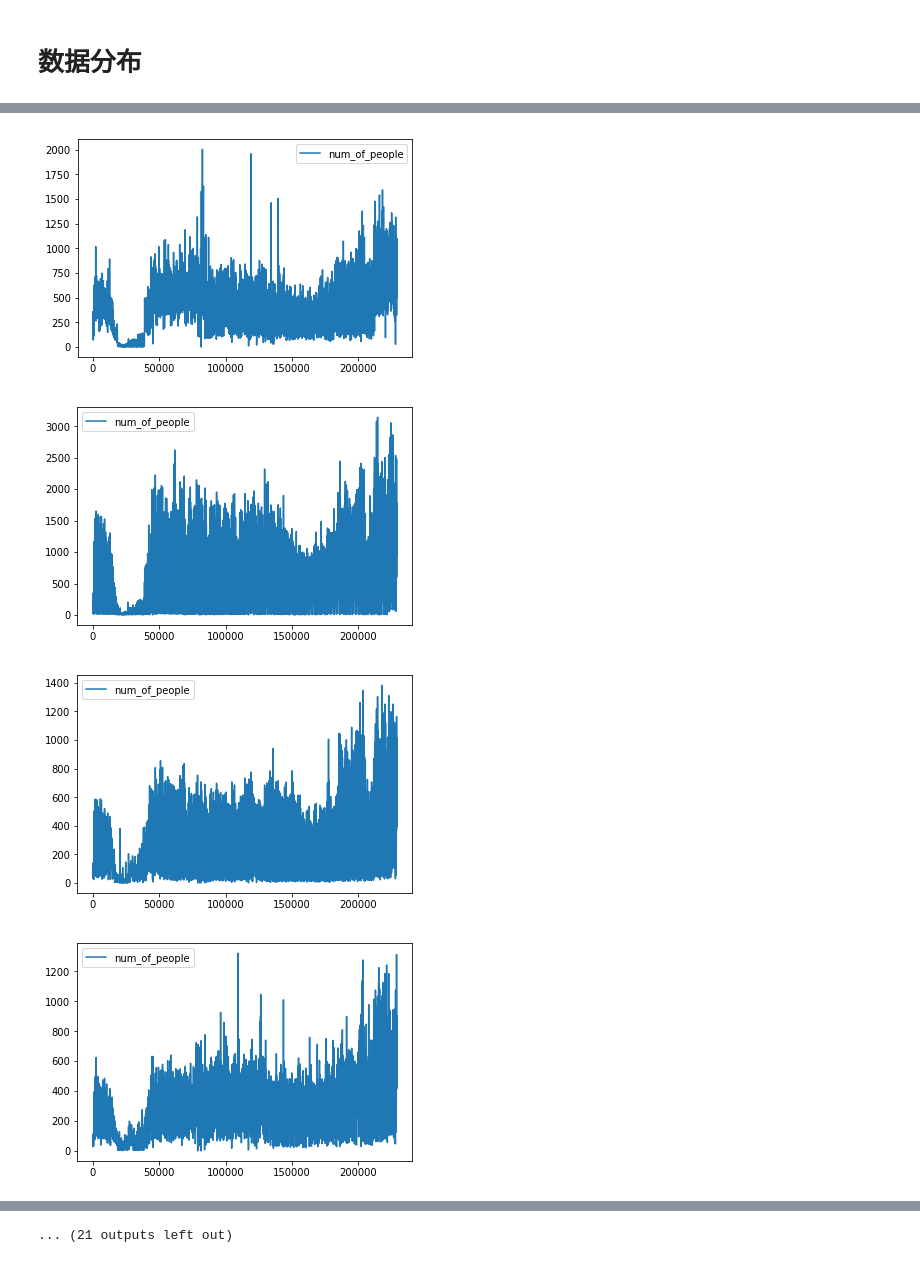
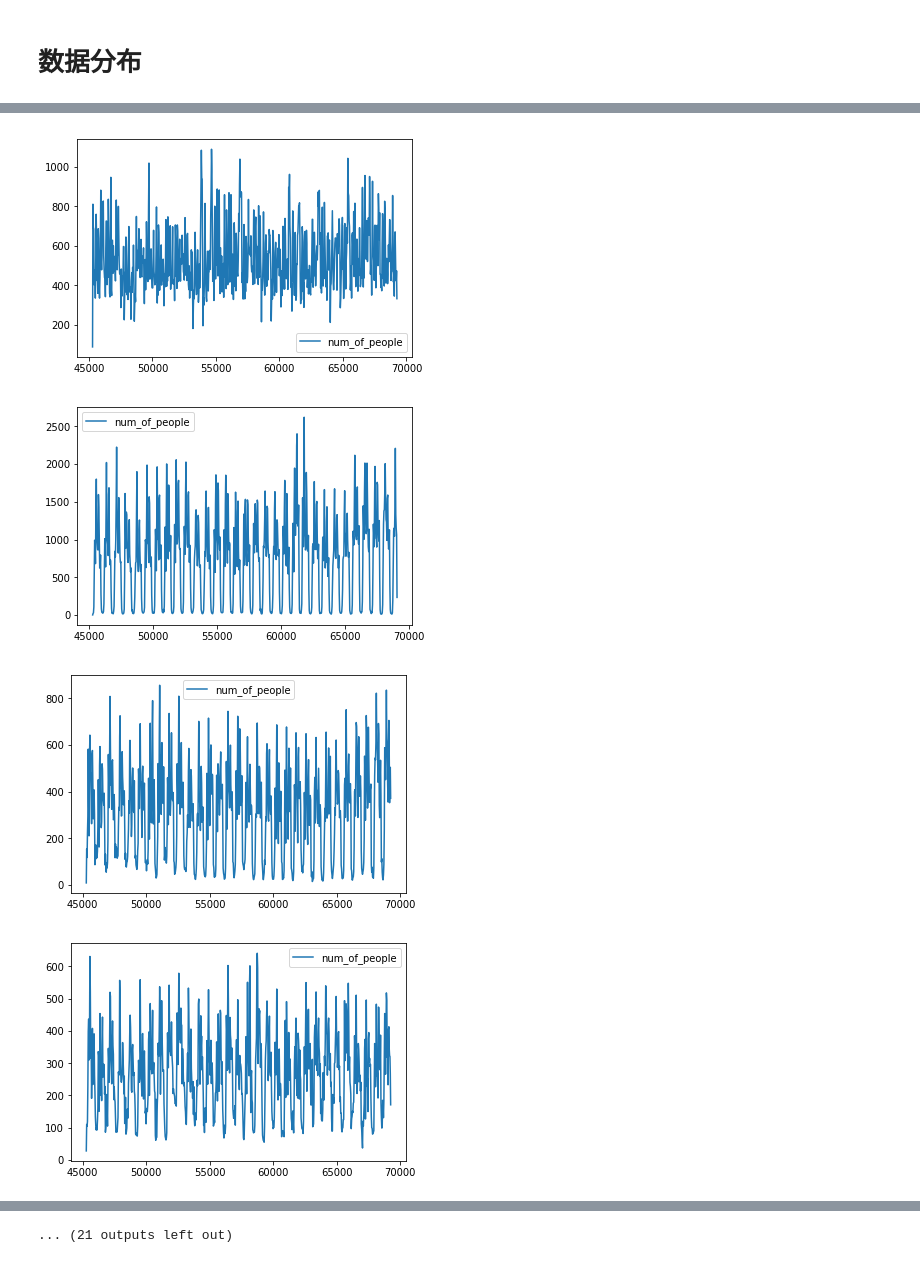
Before and after one commit to yanshuaibupt/bigdata-sequence, a Jupyter notebook: code/data_exploring.ipynb, the cells around one changed output, grey strips where cells are left out. Drawn from its saved outputs; the diff is of its cells as text; code cells hidden in the pictures.

```diff
--- a/code/data_exploring.ipynb
+++ b/code/data_exploring.ipynb
@@ -37,5 +37,5 @@ data.head()
 df = data.copy()
 # %%
 for i in range(1,34):
-    df.loc[(df.loc_id==i),['time_stamp','num_of_people']].plot()
+    df.loc[(df.loc_id==i)&(df.time_stamp>='2017-03')&(df.time_stamp<'2017-04'),['time_stamp','num_of_people']].plot()
 # %% [output]
@@ -43,4 +43,4 @@ for i in range(1,34):
-[figure, old version]
+[figure, new version]
-[figure, old version]
+[figure, new version]
-[figure, old version]
+[figure, new version]
-[figure, old version]
+[figure, new version]
```
Also changed, not shown: parts of 1 cell of this notebook, 6 other files.
